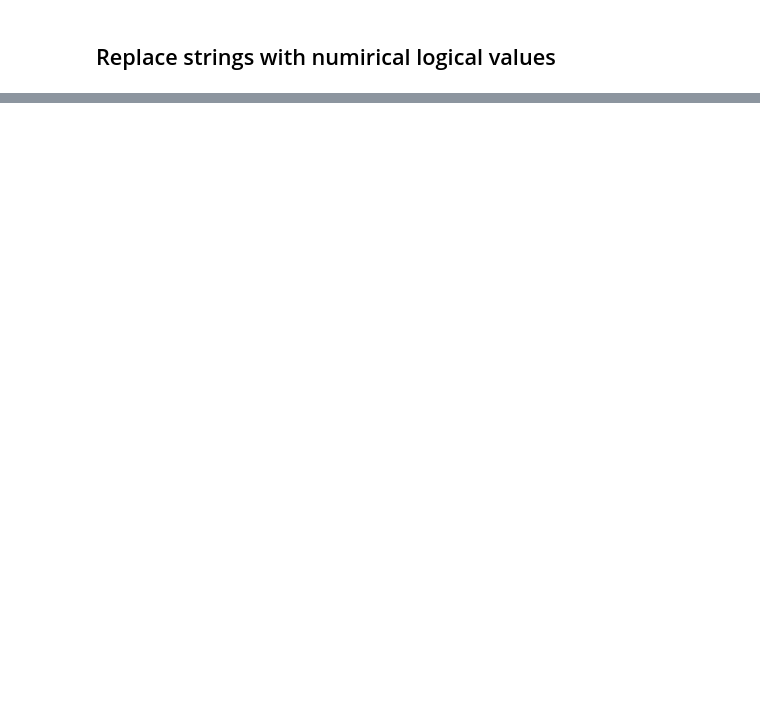
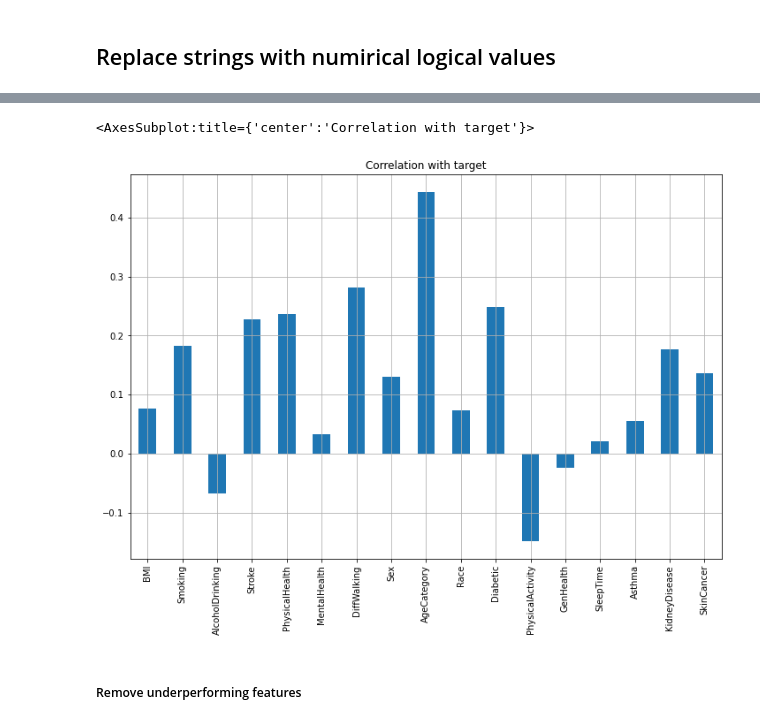
Before and after one commit to AH-HESHAM/Heart-Disease-Detection, a Jupyter notebook: Heart_diseasse_detection.ipynb, the cells around one changed output, grey strips where cells are left out. Saved outputs shown, nothing was run; the diff lists cells and outputs as text; code cells hidden in the pictures; blank space fills up the shorter version.

```diff
--- a/Heart_diseasse_detection.ipynb
+++ b/Heart_diseasse_detection.ipynb
@@ -143,0 +267,8 @@ data_set.head()
+# %%
+data_set.drop('HeartDisease', axis=1).corrwith(data_set.HeartDisease).plot(kind='bar', grid=True, figsize=(12, 8),
+                                                     title="Correlation with target")
+# %% [output]
+<AxesSubplot:title={'center':'Correlation with target'}>
+[figure, added]
+# %% [markdown]
+##### Remove underperforming features
```
Also changed, not shown: parts of 29 cells of this notebook.
